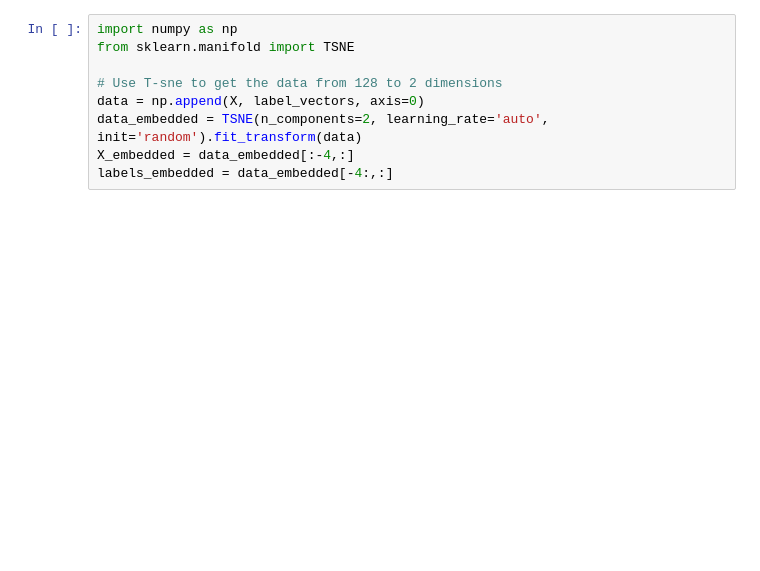
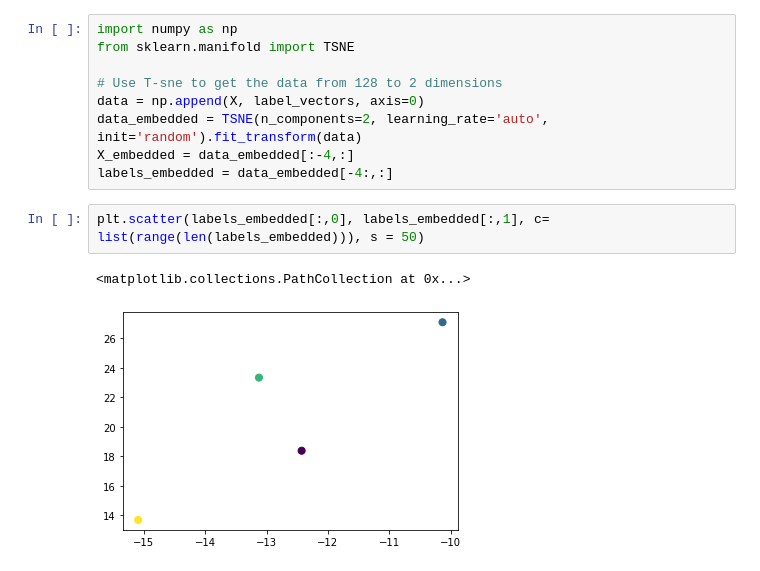
Before and after one commit to viktor-enzell/bert-summarizer, a Jupyter notebook: src/similarity_comparator.ipynb, the cells around one changed output. Drawn from its saved outputs; the diff is of its cells as text; blank space fills up the shorter version.

```diff
--- a/src/similarity_comparator.ipynb
+++ b/src/similarity_comparator.ipynb
@@ -22,6 +16,11 @@ data = np.append(X, label_vectors, axis=0)
 data_embedded = TSNE(n_components=2, learning_rate='auto', init='random').fit_transform(data)
 X_embedded = data_embedded[:-4,:]
 labels_embedded = data_embedded[-4:,:]
+# %%
+plt.scatter(labels_embedded[:,0], labels_embedded[:,1], c= list(range(len(labels_embedded))), s = 50)
+# %% [output]
+<matplotlib.collections.PathCollection at 0x...>
+[figure, added]
 # %%
 import matplotlib.pyplot as plt
 labels = ["World","Sports","Business","Science"]
```
Also changed, not shown: parts of 11 cells of this notebook, 6 other files.
